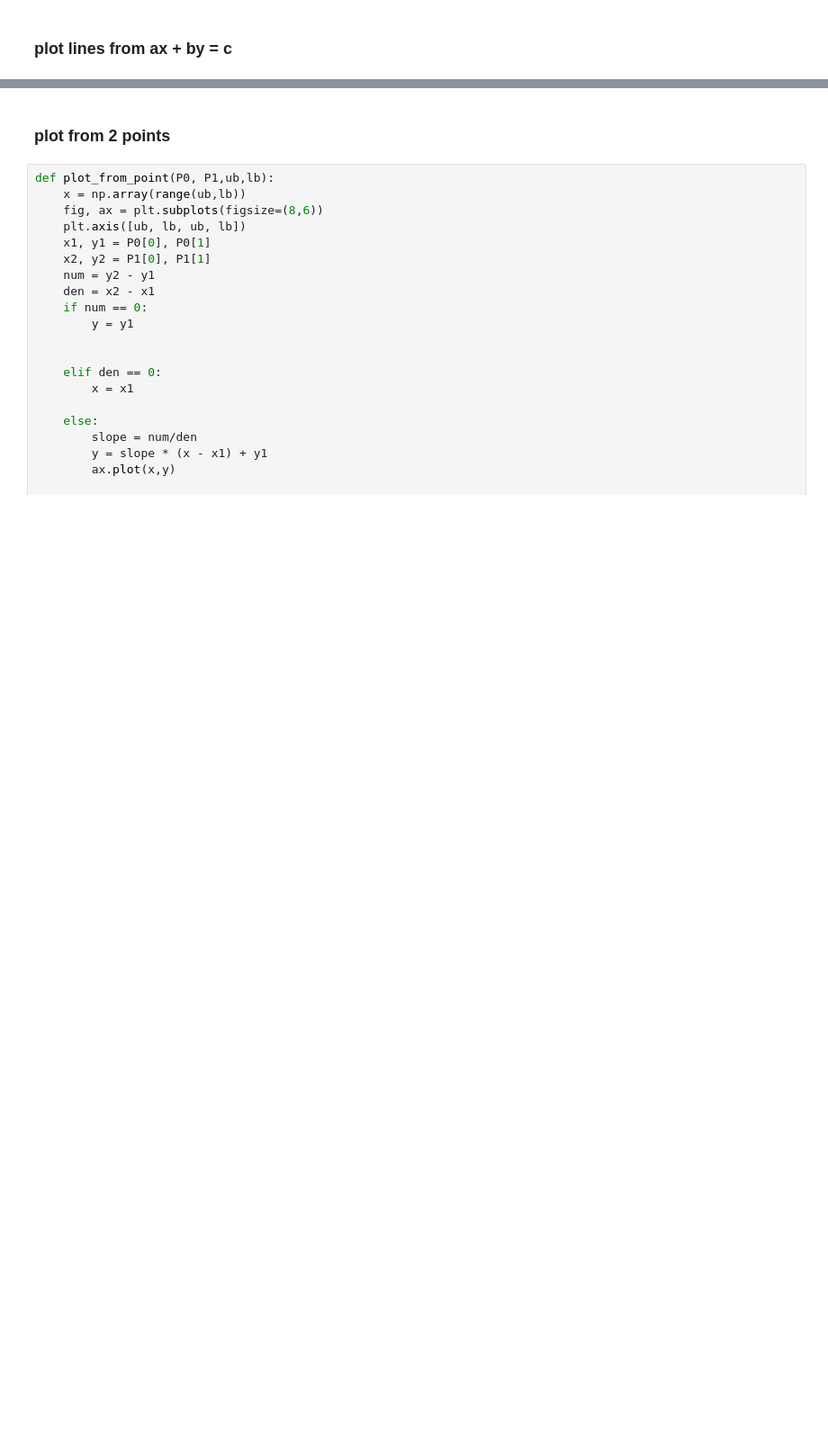
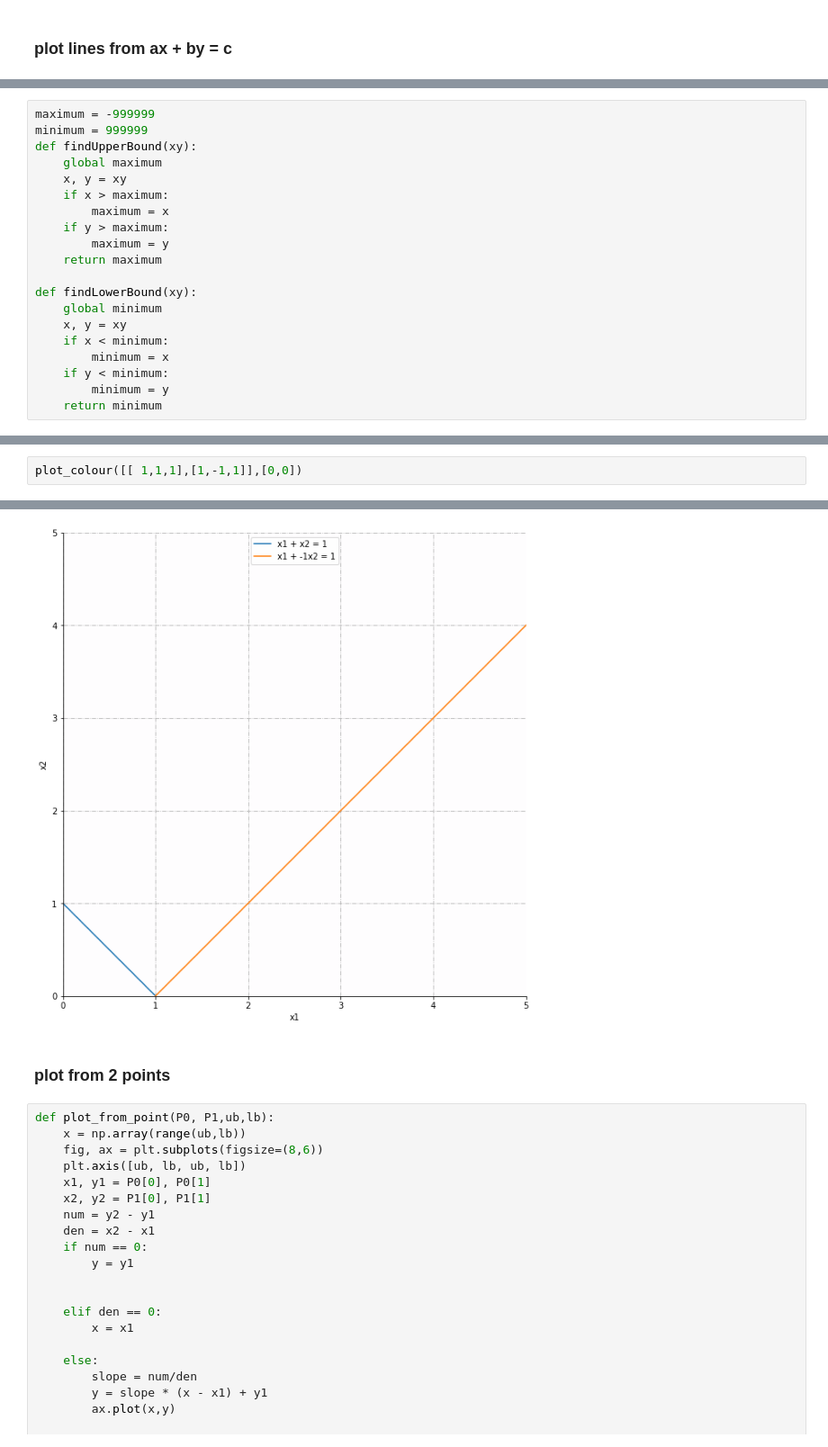
Before and after one commit to shrutiichandra/plotting-lines, a Jupyter notebook: plot-lines.ipynb, the cells around one changed output, grey strips where cells are left out. Shown: that part at 90% size. Cells and saved outputs as stored; diff of their text form; blank space fills up the shorter version.

```diff
--- a/plot-lines.ipynb
+++ b/plot-lines.ipynb
@@ -81,0 +87,20 @@ line 2: 1 x + 2 y = 0
+# %%
+maximum = -999999
+minimum = 999999
+def findUpperBound(xy):
+    global maximum
+    x, y = xy
+    if x > maximum:
+        maximum = x
+    if y > maximum:
+        maximum = y
+    return maximum
+
+def findLowerBound(xy):
+    global minimum
+    x, y = xy
+    if x < minimum:
+        minimum = x
+    if y < minimum:
+        minimum = y
+    return minimum
@@ -81,0 +184,3 @@ line 2: 1 x + 2 y = 0
+# %%
+plot_colour([[ 1,1,1],[1,-1,1]],[0,0])
+# %% [output]
@@ -82,3 +199,4 @@ line 2: 1 x + 2 y = 0
+[figure, added]
 # %% [markdown]
 ### plot from 2 points
 # %%
```
Also changed, not shown: parts of 7 cells of this notebook, 5 other files.
